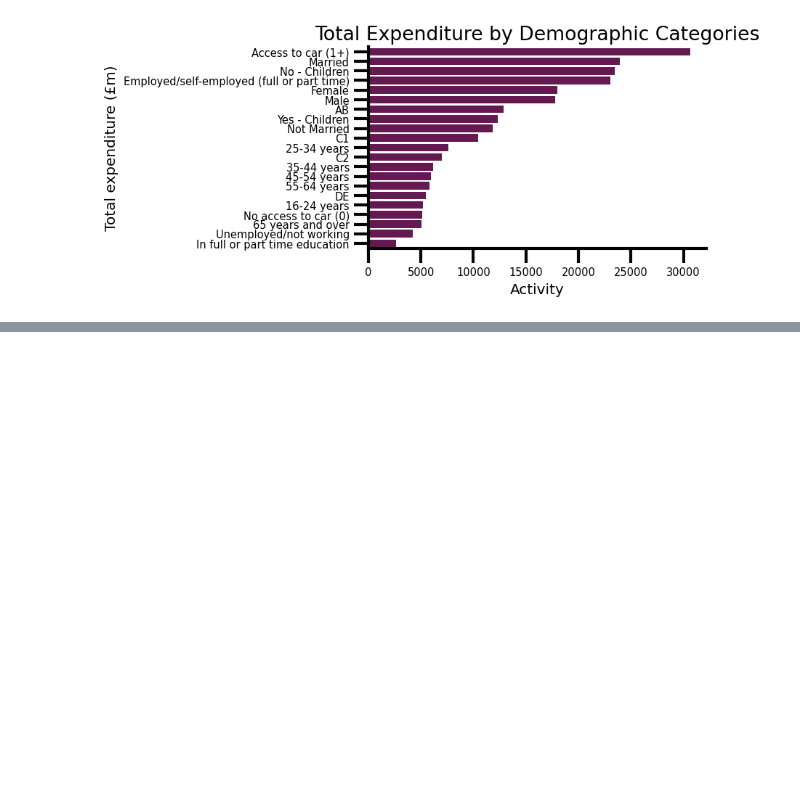
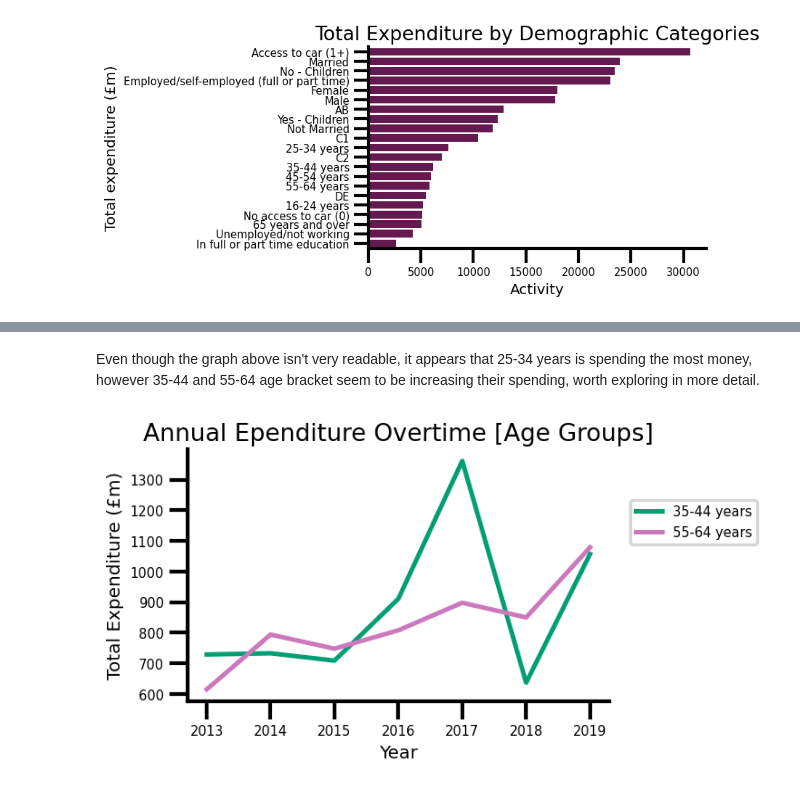
Before and after one commit to mjmarr/visit_scotland_final_project, a Jupyter notebook: Analysis.ipynb, the cells around one changed output, grey strips where cells are left out. Saved outputs shown, nothing was run; the diff lists cells and outputs as text; code cells hidden in the pictures; blank space fills up the shorter version.

```diff
--- a/Analysis.ipynb
+++ b/Analysis.ipynb
@@ -314,0 +420,12 @@ plt.title('Total Expenditure by Demographic Categories' , fontsize = 16);
+# %% [markdown]
+Even though the graph above isn't very readable, it appears that 25-34 years is spending the most money, however 35-44 and 55-64 age bracket seem to be increasing their spending, worth exploring in more detail.
+# %%
+sns.lineplot(data=demo_q3_3.query("demographic.isin(['35-44 years', '55-64 years'])"),
+             x='year', y='total_expenditure_per_year', hue='demographic', palette=['#029e73','#cc78bc'])
+sns.despine()
+plt.legend(bbox_to_anchor=(1.05, 0.8), loc='upper left', borderaxespad=0)
+plt.xlabel("Year", fontsize = 12)
+plt.ylabel("Total Expenditure (£m)" , fontsize = 12)
+plt.title('Annual Ependiture Overtime [Age Groups]' , fontsize = 16);
+# %% [output]
+[figure, added]
```
Also changed, not shown: parts of 30 cells of this notebook.
